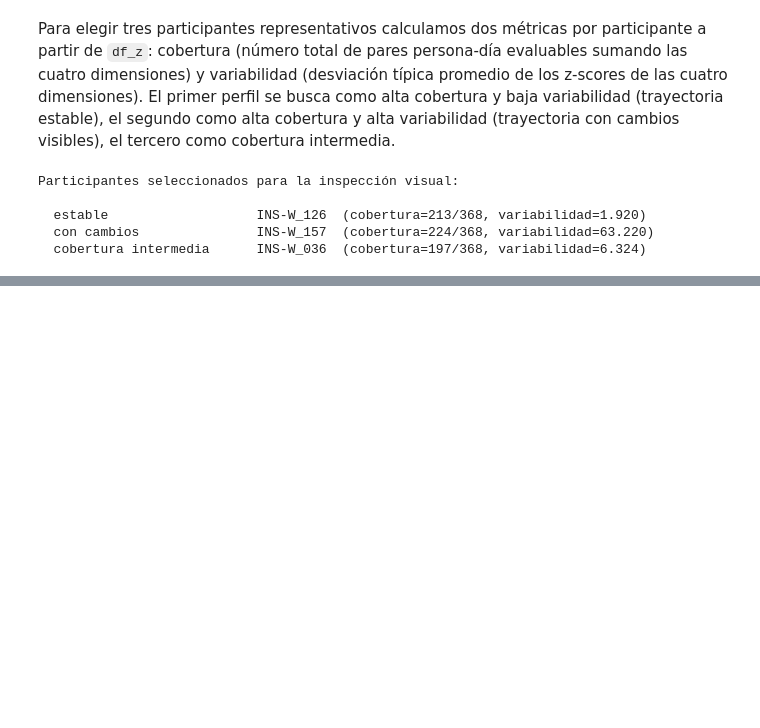
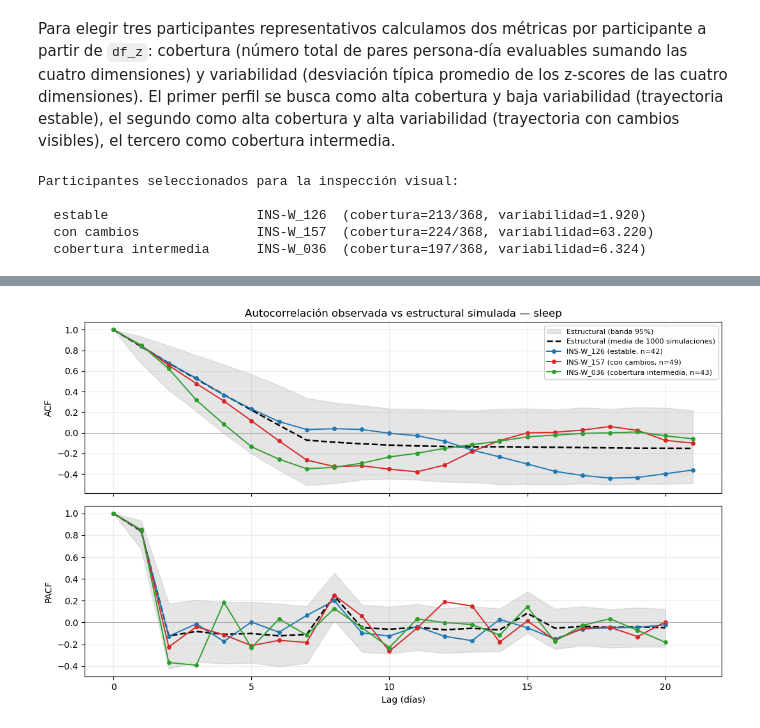
Before and after one commit to alejandrobarriel/globem, a Jupyter notebook: notebooks/globem.ipynb, the cells around one changed output, grey strips where cells are left out. Cells and saved outputs as stored; diff of their text form; code cells hidden in the pictures; blank space fills up the shorter version.

```diff
--- a/notebooks/globem.ipynb
+++ b/notebooks/globem.ipynb
@@ -1996,0 +2171,83 @@ for dim in ["sleep", "steps", "location", "screen"]:
+# %%
+# Parámetros del pipeline (replican los aplicados sobre datos reales en el Bloque 2)
+N_SIM = 1000
+N_DAYS_RAW = 92
+W_7D = 7         # ventana :7dhist
+W_BASELINE = 21  # ventana del baseline rolling
+BUFFER = 7       # buffer entre fin de baseline y día evaluado
+
+def aplicar_pipeline_zscore(raw):
+    """Aplica raw -> :7dhist -> baseline rolling -> z-score."""
+    n = len(raw)
+    sevendhist = np.full(n, np.nan)
+    for d in range(W_7D - 1, n):
+        sevendhist[d] = raw[d - W_7D + 1 : d + 1].sum()
+    z = np.full(n, np.nan)
+    primer_d_valido = W_BASELINE + BUFFER + W_7D - 1
+    for d in range(primer_d_valido, n):
+        ventana = sevendhist[d - W_BASELINE - BUFFER + 1 : d - BUFFER + 1]
+        b_mean = ventana.mean()
+        b_std = ventana.std(ddof=1)
+        if b_std > 0:
+            z[d] = (sevendhist[d] - b_mean) / b_std
+    return z
+
+# Generación de N_SIM series y cálculo de ACF/PACF estructurales
+np.random.seed(42)
+acf_struct_lista = []
+pacf_struct_lista = []
+
+for _ in range(N_SIM):
+    raw = np.random.randn(N_DAYS_RAW)
+    z = aplicar_pipeline_zscore(raw)
+    z_valid = z[~np.isnan(z)]
+    if len(z_valid) < 2 * N_LAGS_PACF + 2:
+        continue
+    acf_struct_lista.append(acf(z_valid, nlags=N_LAGS_ACF, fft=False))
+    pacf_struct_lista.append(pacf(z_valid, nlags=N_LAGS_PACF, method="ywm"))
+
+acf_struct_arr = np.array(acf_struct_lista)
+pacf_struct_arr = np.array(pacf_struct_lista)
+acf_struct_mean = acf_struct_arr.mean(axis=0)
+pacf_struct_mean = pacf_struct_arr.mean(axis=0)
+acf_struct_p2_5 = np.percentile(acf_struct_arr, 2.5, axis=0)
+acf_struct_p97_5 = np.percentile(acf_struct_arr, 97.5, axis=0)
+pacf_struct_p2_5 = np.percentile(pacf_struct_arr, 2.5, axis=0)
+pacf_struct_p97_5 = np.percentile(pacf_struct_arr, 97.5, axis=0)
+
+# Visualización: curva estructural superpuesta a las observadas, una figura por dimensión
+for dim in ["sleep", "steps", "location", "screen"]:
+    fig, (ax_acf, ax_pacf) = plt.subplots(2, 1, figsize=(11, 6.5), sharex=True)
+
+    lags_acf = np.arange(N_LAGS_ACF + 1)
+    lags_pacf = np.arange(N_LAGS_PACF + 1)
+
+    ax_acf.fill_between(lags_acf, acf_struct_p2_5, acf_struct_p97_5,
+                         alpha=0.20, color="gray", label="Estructural (banda 95%)")
+    ax_acf.plot(lags_acf, acf_struct_mean, "k--", linewidth=1.8,
+                label="Estructural (media de 1000 simulaciones)")
+    ax_pacf.fill_between(lags_pacf, pacf_struct_p2_5, pacf_struct_p97_5,
+                          alpha=0.20, color="gray")
+    ax_pacf.plot(lags_pacf, pacf_struct_mean, "k--", linewidth=1.8)
+
+    for pid, data in resultados_acf_pacf[dim].items():
+        color = colores_por_perfil[data["perfil"]]
+        ax_acf.plot(lags_acf, data["acf"], "o-",
+                    label=f"{pid} ({data['perfil']}, n={data['n_obs']})",
+                    color=color, linewidth=1.4, markersize=4)
+        ax_pacf.plot(lags_pacf, data["pacf"], "o-", color=color,
+                     linewidth=1.4, markersize=4)
+
+    ax_acf.axhline(0, color="gray", linewidth=0.6, alpha=0.6)
+    ax_pacf.axhline(0, color="gray", linewidth=0.6, alpha=0.6)
+    ax_acf.set_ylabel("ACF")
+    ax_pacf.set_ylabel("PACF")
+    ax_pacf.set_xlabel("Lag (días)")
+    ax_acf.set_title(f"Autocorrelación observada vs estructural simulada — {dim}")
+    ax_acf.legend(loc="best", fontsize=8, framealpha=0.9)
+    ax_acf.grid(True, alpha=0.25)
+    ax_pacf.grid(True, alpha=0.25)
+    plt.tight_layout()
+    plt.show()
+# %% [output]
+[figure, added]
```
Also changed, not shown: parts of 41 cells of this notebook.
